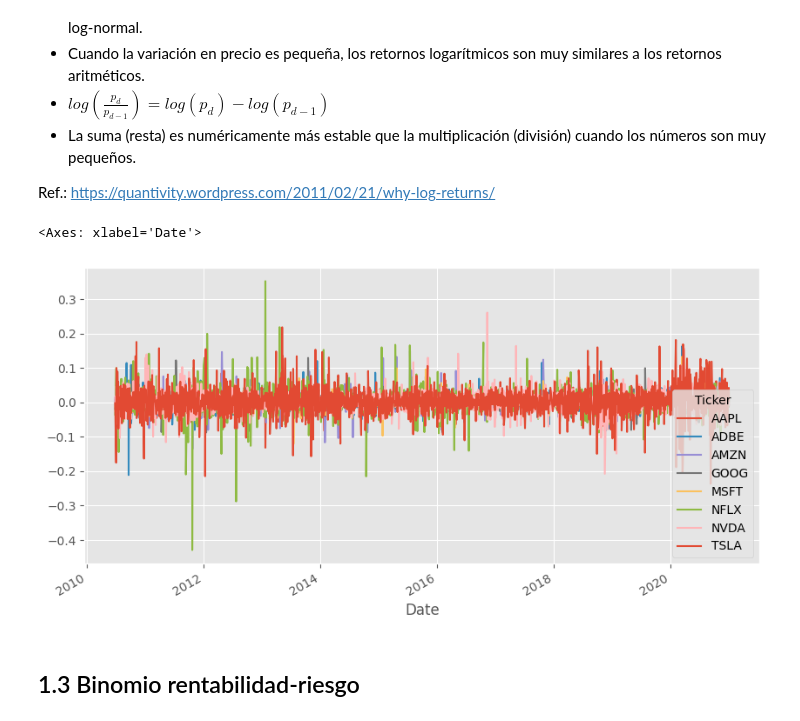
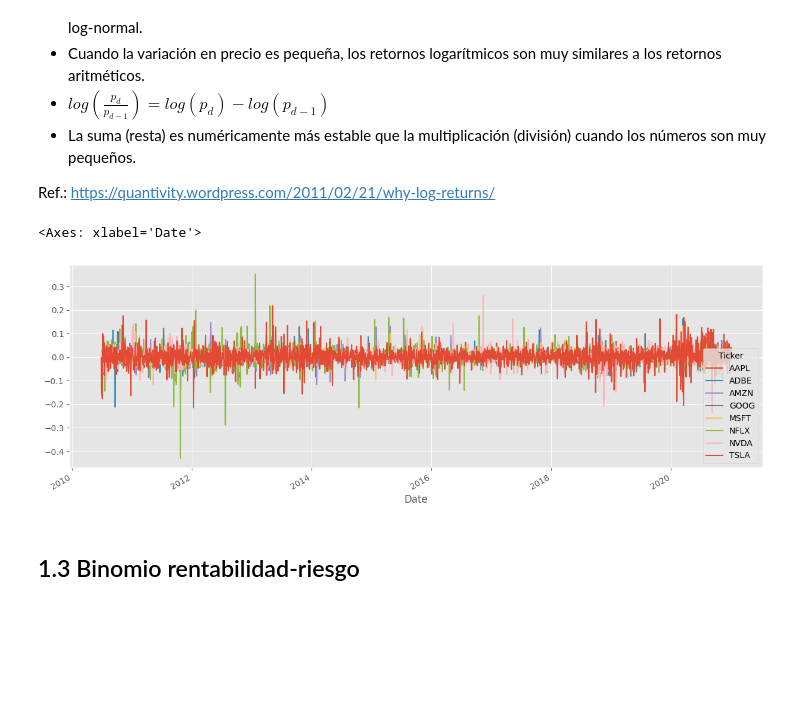
Before and after one commit to alfonso-santos/master-bilbao, a Jupyter notebook: src/sesion_1/4-analisis-inicial.ipynb, the cells around one changed output. Drawn from its saved outputs; the diff is of its cells as text; code cells hidden in the pictures; blank space fills up the shorter version.

```diff
--- a/src/sesion_1/4-analisis-inicial.ipynb
+++ b/src/sesion_1/4-analisis-inicial.ipynb
@@ -175,10 +184,10 @@ Ref.: https://quantivity.wordpress.com/2011/02/21/why-log-returns/
 # %%
 retornos = np.log(precios).diff().dropna()
 # %%
-retornos.plot(figsize=(10, 5))
+retornos.plot(figsize=(15, 5))
 # %% [output]
 <Axes: xlabel='Date'>
-[figure, old version]
+[figure, new version]
 # %% [markdown]
 ## 1.3 Binomio rentabilidad-riesgo
 # %% [markdown]
```
Also changed, not shown: parts of 39 cells of this notebook, 13 other files.
